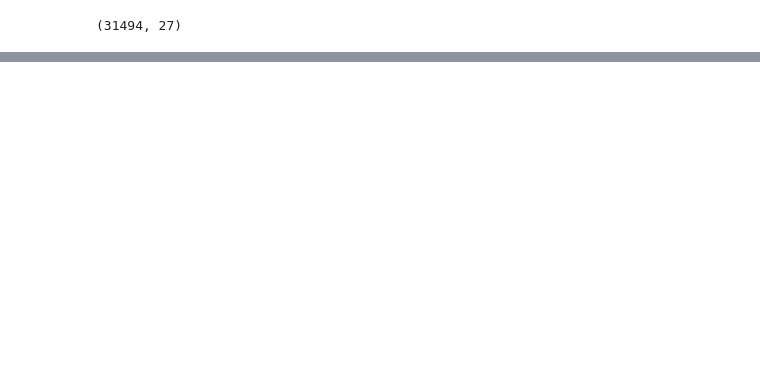
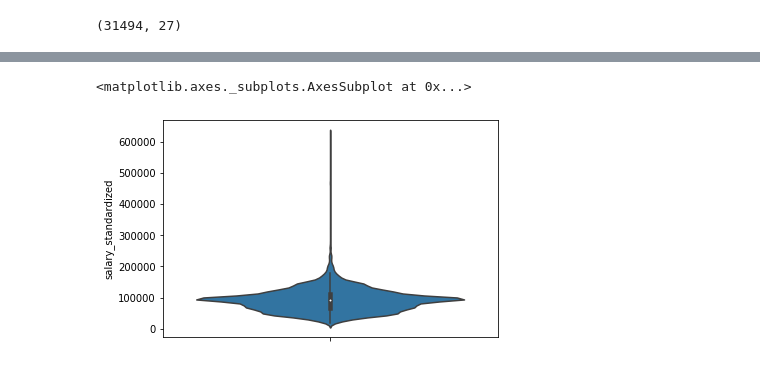
Before and after one commit to absor97/Data_Analyst_Jop_Posting, a Jupyter notebook: data_analyst_job_posting.ipynb, the cells around one changed output, grey strips where cells are left out. Saved outputs shown, nothing was run; the diff lists cells and outputs as text; code cells hidden in the pictures; blank space fills up the shorter version.

```diff
--- a/data_analyst_job_posting.ipynb
+++ b/data_analyst_job_posting.ipynb
@@ -38,0 +162,4 @@ job.iloc[:][:-1]
+# %%
+mask = job_salary['title'].str.contains(r'\bsenior\b', case=False)
+senior_titles = job_salary[mask]
+senior_titles.count()
@@ -38,0 +206,5 @@ job.iloc[:][:-1]
+# %%
+sns.violinplot(data=senior_titles, y='salary_standardized')
+# %% [output]
+<matplotlib.axes._subplots.AxesSubplot at 0x...>
+[figure, added]
```
Also changed, not shown: parts of 40 cells of this notebook.
